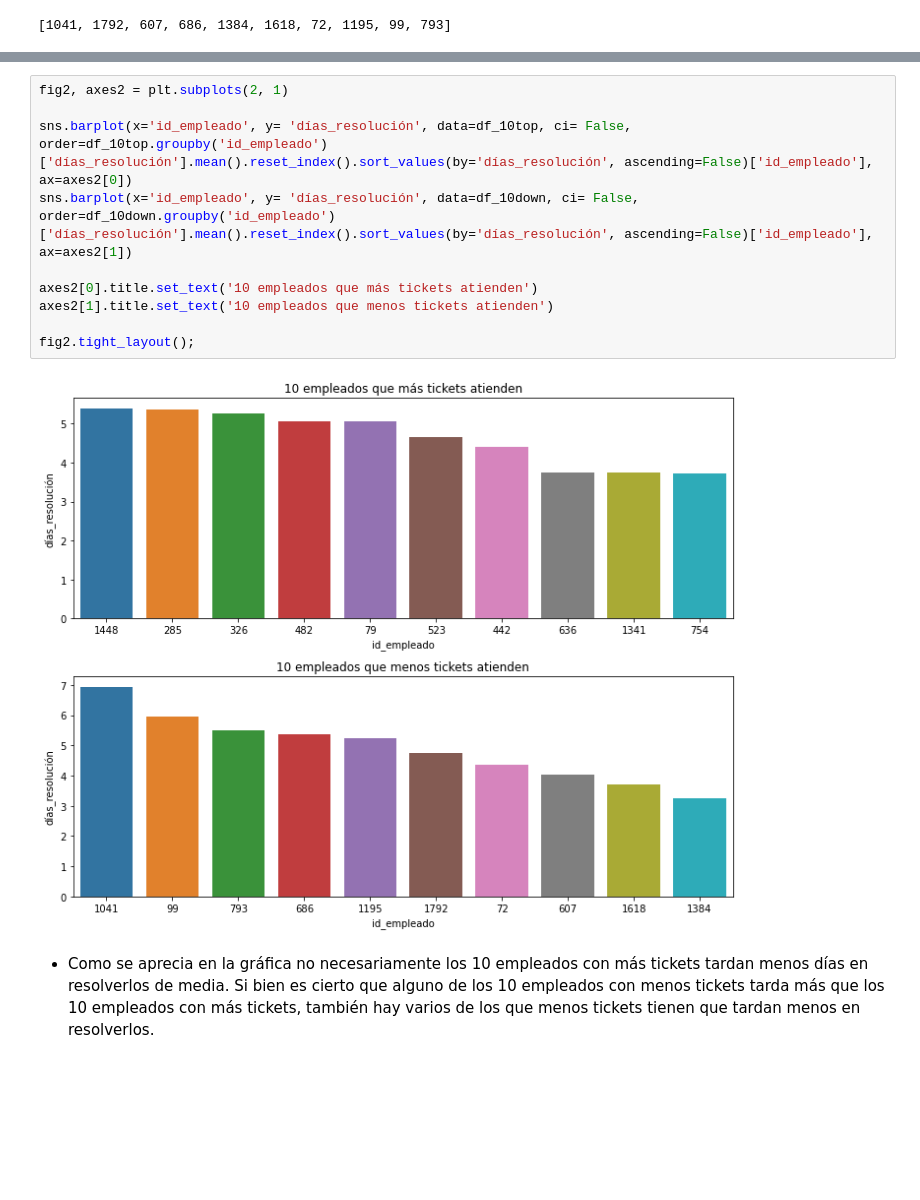
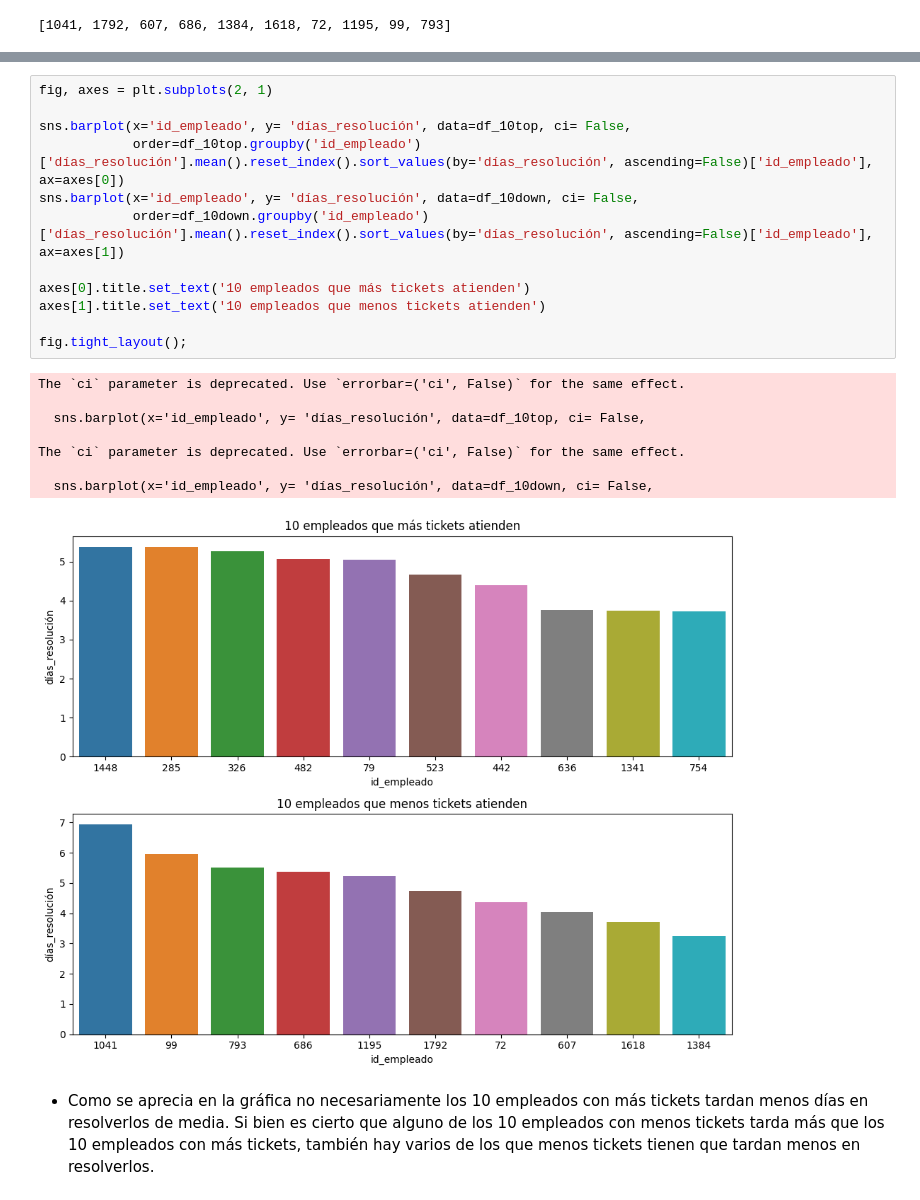
Before and after one commit to Adalab/promo-d-da-modulo2-sprint2-elisa-maitane, a Jupyter notebook: eda/eda-III-analisis_exploratorio_grafico.ipynb, the cells around one changed output, grey strips where cells are left out. Cells and saved outputs as stored; diff of their text form; blank space fills up the shorter version.

```diff
--- a/eda/eda-III-analisis_exploratorio_grafico.ipynb
+++ b/eda/eda-III-analisis_exploratorio_grafico.ipynb
@@ -181,19 +181,26 @@ df_10down.head()
 | 612 | GDLTNR-6042526866 | 2016-06-05 | 686 | 8 | Acceso/Login | Solicitud | 2 - Normal | 0 - Sin Asignar | 0 | ... |
 | 1594 | GHLTER-9142371455 | 2016-01-02 | 1195 | 24 | Hardware | Solicitud | 2 - Normal | 3 - Alta | 10 | ... |
 # %%
-fig2, axes2 = plt.subplots(2, 1)
+fig, axes = plt.subplots(2, 1)
 
 sns.barplot(x='id_empleado', y= 'días_resolución', data=df_10top, ci= False,
-order=df_10top.groupby('id_empleado')['días_resolución'].mean().reset_index().sort_values(by='días_resolución', ascending=False)['id_empleado'], ax=axes2[0])
+            order=df_10top.groupby('id_empleado')['días_resolución'].mean().reset_index().sort_values(by='días_resolución', ascending=False)['id_empleado'], ax=axes[0])
 sns.barplot(x='id_empleado', y= 'días_resolución', data=df_10down, ci= False,
-order=df_10down.groupby('id_empleado')['días_resolución'].mean().reset_index().sort_values(by='días_resolución', ascending=False)['id_empleado'], ax=axes2[1])
+            order=df_10down.groupby('id_empleado')['días_resolución'].mean().reset_index().sort_values(by='días_resolución', ascending=False)['id_empleado'], ax=axes[1])
 
-axes2[0].title.set_text('10 empleados que más tickets atienden')
-axes2[1].title.set_text('10 empleados que menos tickets atienden')
+axes[0].title.set_text('10 empleados que más tickets atienden')
+axes[1].title.set_text('10 empleados que menos tickets atienden')
 
-fig2.tight_layout();
+fig.tight_layout();
 # %% [output]
+The `ci` parameter is deprecated. Use `errorbar=('ci', False)` for the same effect.
+
+  sns.barplot(x='id_empleado', y= 'días_resolución', data=df_10top, ci= False,
+
+The `ci` parameter is deprecated. Use `errorbar=('ci', False)` for the same effect.
+
+  sns.barplot(x='id_empleado', y= 'días_resolución', data=df_10down, ci= False,
-[figure, old version]
+[figure, new version]
 # %% [markdown]
 - Como se aprecia en la gráfica no necesariamente los 10 empleados con más tickets tardan menos días en resolverlos de media. Si bien es cierto que alguno de los 10 empleados con menos tickets tarda más que los 10 empleados con más tickets, también hay varios de los que menos tickets tienen que tardan menos en resolverlos.
 # %% [markdown]
```
Also changed, not shown: parts of 4 cells of this notebook, 12 other files.
